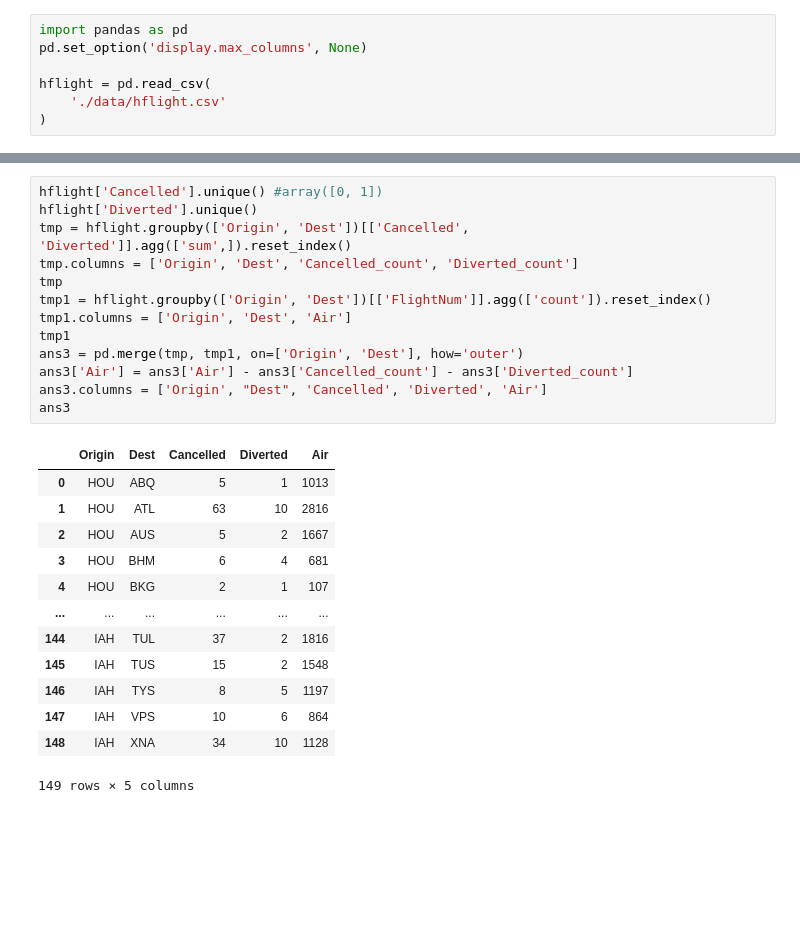
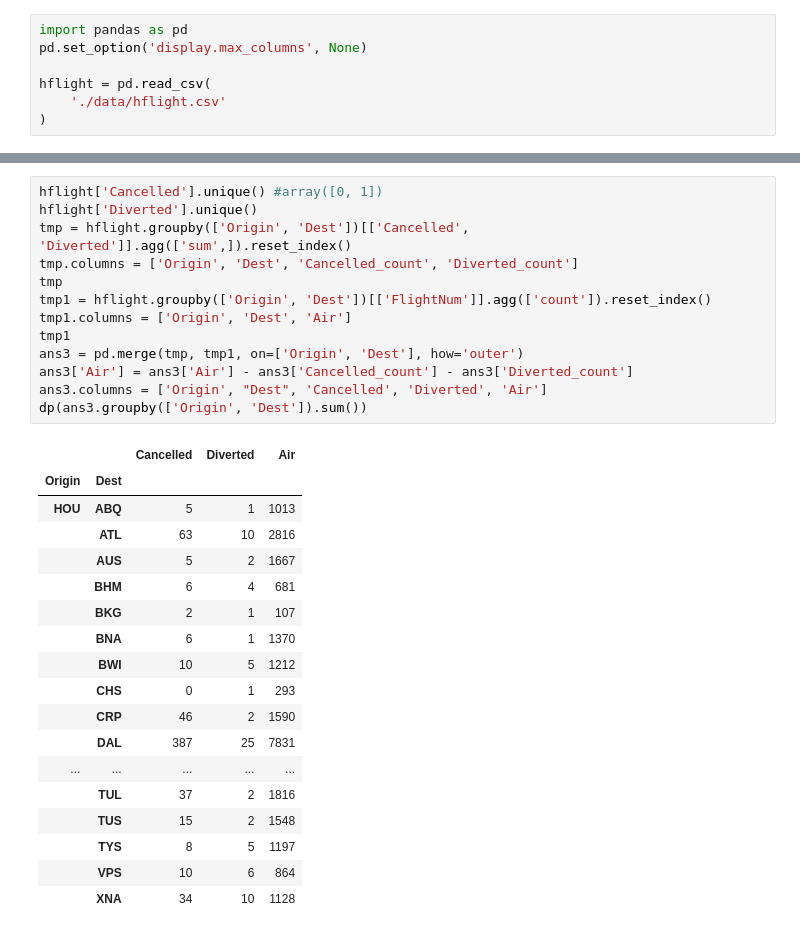
Before and after one commit to i-dongik/pandas-tutorial, a Jupyter notebook: Exercise.ipynb, the cells around one changed output, grey strips where cells are left out. Cells and saved outputs as stored; diff of their text form; blank space fills up the shorter version.

```diff
--- a/Exercise.ipynb
+++ b/Exercise.ipynb
@@ -43,27 +138,32 @@ array(['DAL', 'MSY', 'ATL', 'AUS', 'CLT', 'CRP', 'DEN', 'DFW', 'EWR',
 # %%
 hflight['Cancelled'].unique() #array([0, 1])
 hflight['Diverted'].unique()
 tmp = hflight.groupby(['Origin', 'Dest'])[['Cancelled', 'Diverted']].agg(['sum',]).reset_index()
 tmp.columns = ['Origin', 'Dest', 'Cancelled_count', 'Diverted_count']
 tmp
 tmp1 = hflight.groupby(['Origin', 'Dest'])[['FlightNum']].agg(['count']).reset_index()
 tmp1.columns = ['Origin', 'Dest', 'Air']
 tmp1
 ans3 = pd.merge(tmp, tmp1, on=['Origin', 'Dest'], how='outer')
 ans3['Air'] = ans3['Air'] - ans3['Cancelled_count'] - ans3['Diverted_count']
 ans3.columns = ['Origin', "Dest", 'Cancelled', 'Diverted', 'Air']
-ans3
+dp(ans3.groupby(['Origin', 'Dest']).sum())
 # %% [output]
-|  | Origin | Dest | Cancelled | Diverted | Air |
-| 0 | HOU | ABQ | 5 | 1 | 1013 |
-| 1 | HOU | ATL | 63 | 10 | 2816 |
-| 2 | HOU | AUS | 5 | 2 | 1667 |
-| 3 | HOU | BHM | 6 | 4 | 681 |
-| 4 | HOU | BKG | 2 | 1 | 107 |
-| ... | ... | ... | ... | ... | ... |
-| 144 | IAH | TUL | 37 | 2 | 1816 |
-| 145 | IAH | TUS | 15 | 2 | 1548 |
-| 146 | IAH | TYS | 8 | 5 | 1197 |
-| 147 | IAH | VPS | 10 | 6 | 864 |
-| 148 | IAH | XNA | 34 | 10 | 1128 |
+|  |  | Cancelled | Diverted | Air |
+| Origin | Dest |  |  |  |
+| HOU | ABQ | 5 | 1 | 1013 |
+|  | ATL | 63 | 10 | 2816 |
+|  | AUS | 5 | 2 | 1667 |
+|  | BHM | 6 | 4 | 681 |
+|  | BKG | 2 | 1 | 107 |
+|  | BNA | 6 | 1 | 1370 |
+|  | BWI | 10 | 5 | 1212 |
+|  | CHS | 0 | 1 | 293 |
+|  | CRP | 46 | 2 | 1590 |
+|  | DAL | 387 | 25 | 7831 |
+| ... | ... | ... | ... | ... |
+|  | TUL | 37 | 2 | 1816 |
+|  | TUS | 15 | 2 | 1548 |
+|  | TYS | 8 | 5 | 1197 |
+|  | VPS | 10 | 6 | 864 |
+|  | XNA | 34 | 10 | 1128 |
-149 rows × 5 columns
```
Also changed, not shown: parts of 15 cells of this notebook, 1 other file.
